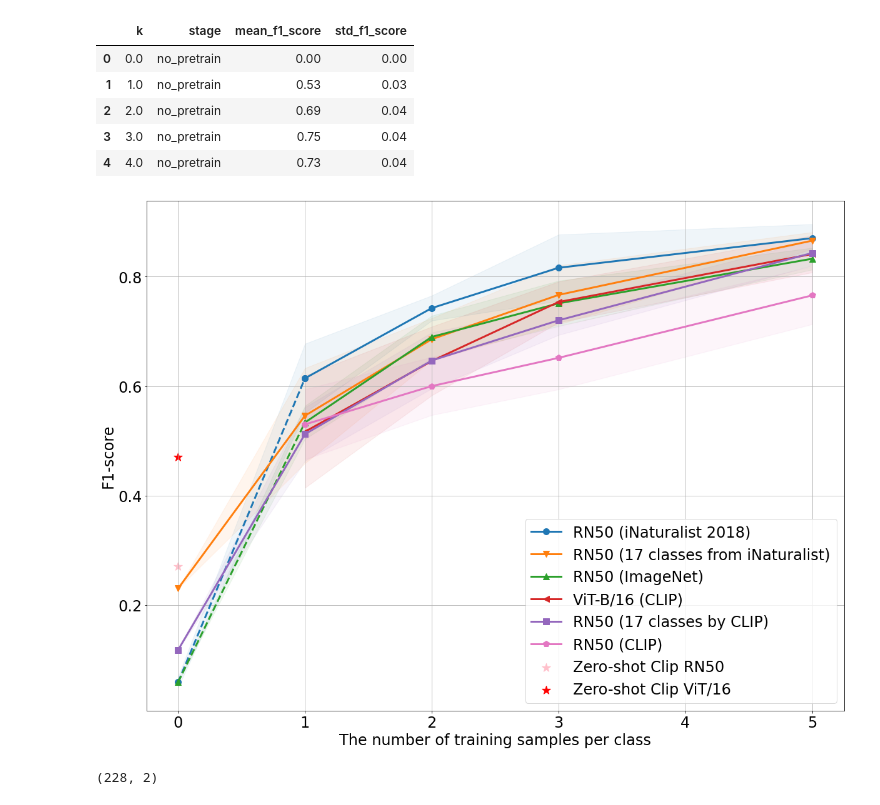
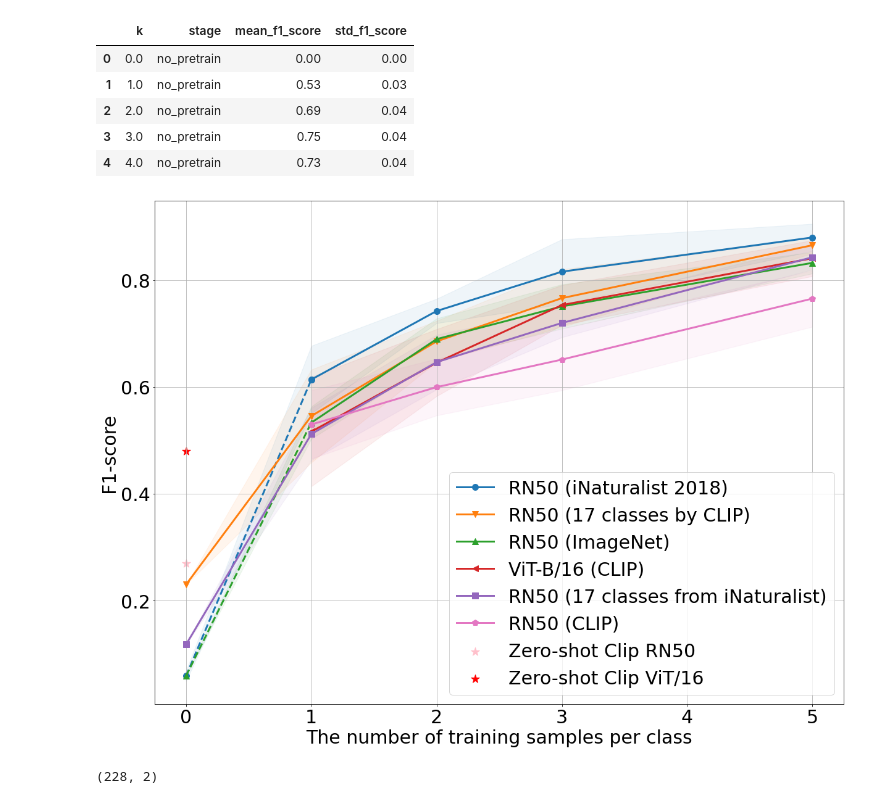
Before and after one commit to el-lilya/I2MTC, a Jupyter notebook: results/plots.ipynb, the cells around one changed output. Saved outputs shown, nothing was run; the diff lists cells and outputs as text; code cells hidden in the pictures.

Commit message:
added csv results and figures from old computer (they were not added to git earlier)

```diff
--- a/results/plots.ipynb
+++ b/results/plots.ipynb
@@ -26,0 +20,7 @@ clip.head()
+# %%
+name = 'hparams_table_max_k=8_all_stages_final.csv'
+hparams_full = pd.read_csv(name)
+hparams_full.loc[hparams_full['stage'] == 'check_part_pretrain_inaturalist', 'stage'] = 'check_part_pretrain_inaturalist_wrong'
+hparams_full.loc[hparams_full['stage'] == 'check_part_pretrain_clip', 'stage'] = 'check_part_pretrain_inaturalist'
+hparams_full.loc[hparams_full['stage'] == 'check_part_pretrain_inaturalist_wrong', 'stage'] = 'check_part_pretrain_clip'
+hparams_full[hparams_full['stage'] == 'check_part_pretrain_clip']
@@ -62,46 +77,47 @@ name_time = datetime.datetime.now().strftime('%d%h_%I_%M')
 # %%
 results_full.to_csv('results_final.csv')
 # %%
-matplotlib.rcParams.update({'font.size': 24})
+results_full = pd.read_csv('results_final.csv')
+matplotlib.rcParams.update({'font.size': 30})
 results_full.loc[(results_full['stage'].isin(['no_pretrain', 'check_full_pretrain'])) & (results_full['k'] == 0), 'mean_f1_score'] = 1 / 17
 fig = plt.figure(figsize=(20, 15))
-stages = ['check_full_pretrain', 'check_part_pretrain_inaturalist', 'no_pretrain',
-          'check_clip_ViT-B/16', 'check_part_pretrain_clip', 'check_clip_RN50']
+stages = ['check_full_pretrain', 'check_part_pretrain_clip', 'no_pretrain',
+          'check_clip_ViT-B/16', 'check_part_pretrain_inaturalist', 'check_clip_RN50']
 
 colors = ['tab:blue', 'tab:orange', 'tab:green', 'tab:red', 'tab:purple', 'tab:pink']
 
 labels = {'check_full_pretrain': 'RN50 (iNaturalist 2018)', 'check_part_pretrain_inaturalist': 'RN50 (17 classes from iNaturalist)',
           'no_pretrain': 'RN50 (ImageNet)',  'check_clip_ViT-B/16': 'ViT-B/16 (CLIP)',
           'check_part_pretrain_clip': 'RN50 (17 classes by CLIP)',
           'check_clip_RN50': 'RN50 (CLIP)'}
 markers = ['o', 'v', '^', '<', 's', 'p']
 for i, (stage, color) in enumerate(zip(stages, colors)):
     if 'part' in stage:
         linestyle = '-'
     else:
         linestyle = '--'
     results = results_full[results_full['stage'] == stage]
     results = results[results['k'] != 4]
     results = results[results['k'] != 8]
     plt.plot(results[results['k'] < 2]['k'], results[results['k'] < 2][f'mean_{metric}'], color=color, linestyle=linestyle, linewidth=3, marker=markers[i], ms=10)
     plt.plot(results[results['k'] > 0]['k'], results[results['k'] > 0][f'mean_{metric}'], color=color, label=f'{labels[stage]}', linewidth=3, marker=markers[i], ms=10)
     plt.fill_between(results['k'], (results[f'mean_{metric}'] - results[f'std_{metric}']),
                      (results[f'mean_{metric}'] + results[f'std_{metric}']), color = color, alpha=0.07)
 #     plt.title(f'Mean {metric}')
 colors = ['pink', 'red']
 labels = ['Zero-shot Clip RN50', 'Zero-shot Clip ViT/16']
-zero_shot_f1_scores = {'Zero-shot Clip RN50': 0.27, 'Zero-shot Clip ViT/16': 0.47}
+zero_shot_f1_scores = {'Zero-shot Clip RN50': 0.27, 'Zero-shot Clip ViT/16': 0.48}
 for label, color in zip(labels, colors):
     plt.scatter(0, zero_shot_f1_scores[label], color=color, label=label, marker='*', s=200)
 plt.xlabel('The number of training samples per class')
 plt.ylabel('F1-score')
 plt.grid()
 plt.legend()
 # tracker.add_figure(f'{metric.upper()}', fig)
 # tracker.flush()
 plt.show()
 # %% [output]
-[figure, old version]
+[figure, new version]
 # %%
 df = pd.read_csv('../splits/test_k0_#0')
 df.shape
```
Also changed, not shown: parts of 5 cells of this notebook, 14 other files.
